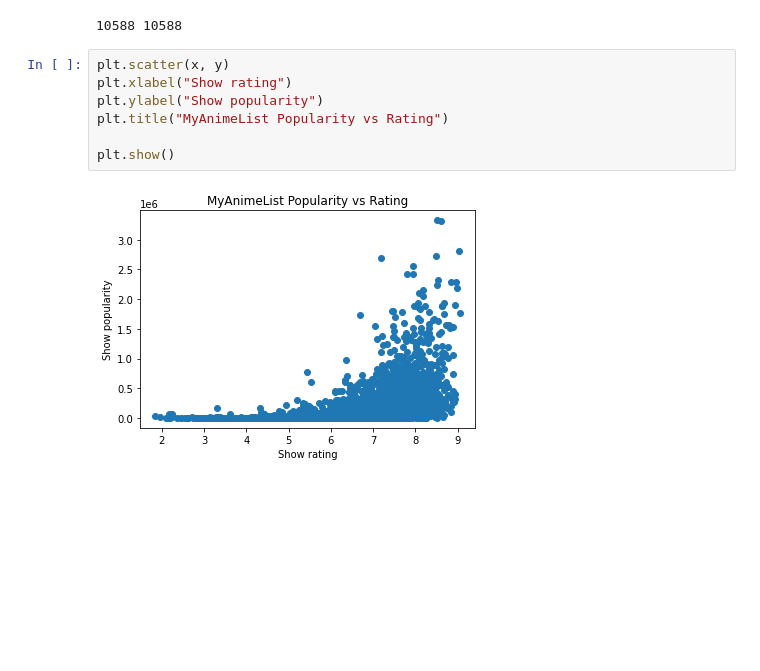
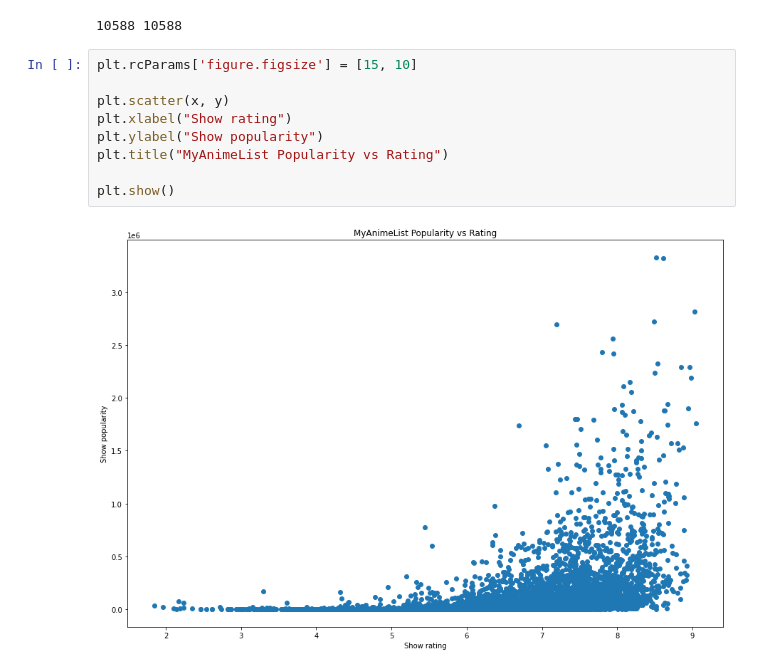
Before and after one commit to ryry013/anime_ML, a Jupyter notebook: notebooks/plot_popularity_vs_rating.ipynb, the cells around one changed output. Cells and saved outputs as stored; diff of their text form; blank space fills up the shorter version.

Commit message:
Bigger graph

```diff
--- a/notebooks/plot_popularity_vs_rating.ipynb
+++ b/notebooks/plot_popularity_vs_rating.ipynb
@@ -49,11 +49,13 @@ print(len(x), len(y))
 # %% [output]
 10588 10588
 # %%
+plt.rcParams['figure.figsize'] = [15, 10]
+
 plt.scatter(x, y)
 plt.xlabel("Show rating")
 plt.ylabel("Show popularity")
 plt.title("MyAnimeList Popularity vs Rating")
 
 plt.show()
 # %% [output]
-[figure, old version]
+[figure, new version]
```
Also changed, not shown: 1 other file.
